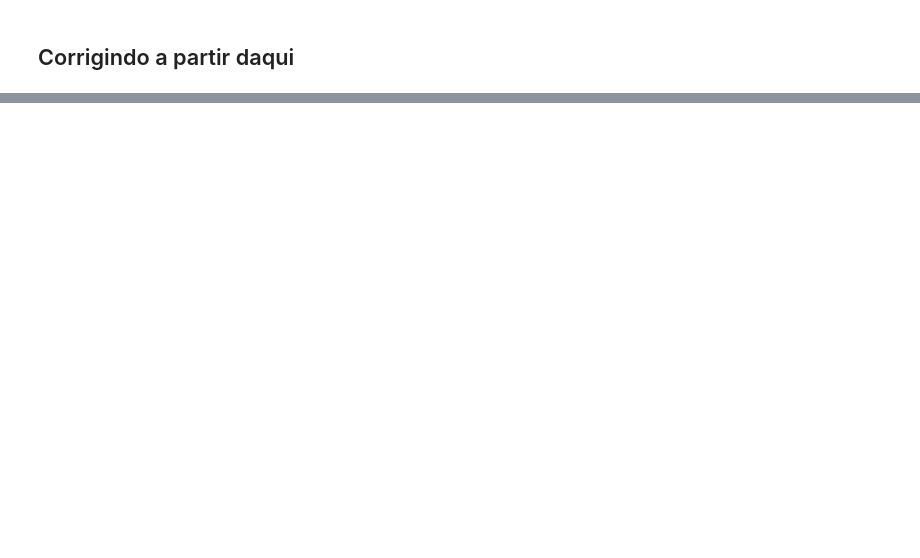
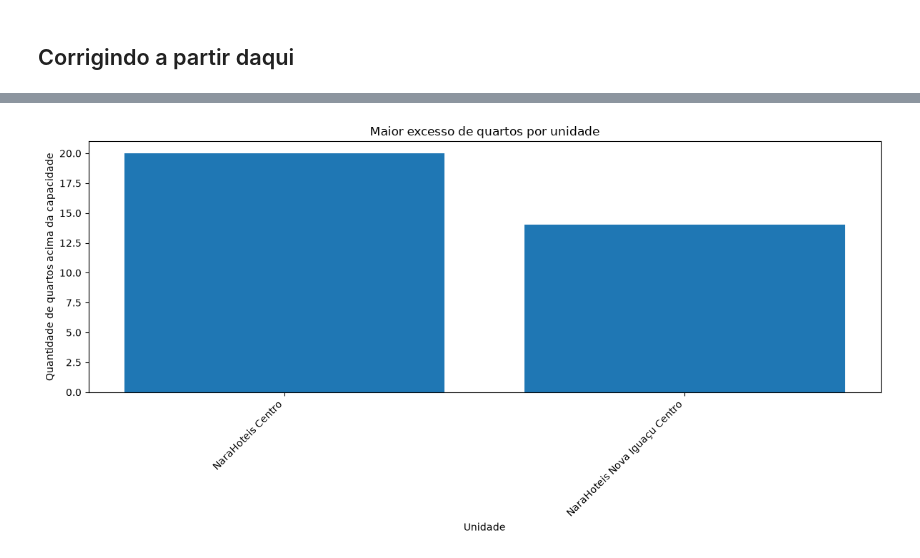
Before and after one commit to CarlosEduardoRodrigues7/Narahotel, a Jupyter notebook: resposta2.ipynb, the cells around one changed output, grey strips where cells are left out. Saved outputs shown, nothing was run; the diff lists cells and outputs as text; code cells hidden in the pictures; blank space fills up the shorter version.

```diff
--- a/resposta2.ipynb
+++ b/resposta2.ipynb
@@ -966,0 +376,25 @@ plt.show()
+# %%
+# ============================================================
+# GRÁFICO 2 - MAIOR EXCESSO DE QUARTOS
+# ============================================================
+
+plt.figure(figsize=(12, 6))
+
+plt.bar(
+    resumo_excesso['nome_unidade'],
+    resumo_excesso['maior_excesso']
+)
+
+plt.title('Maior excesso de quartos por unidade')
+plt.xlabel('Unidade')
+plt.ylabel('Quantidade de quartos acima da capacidade')
+
+plt.xticks(
+    rotation=45,
+    ha='right'
+)
+
+plt.tight_layout()
+plt.show()
+# %% [output]
+[figure, added]
```
Also changed, not shown: parts of 29 cells of this notebook.
